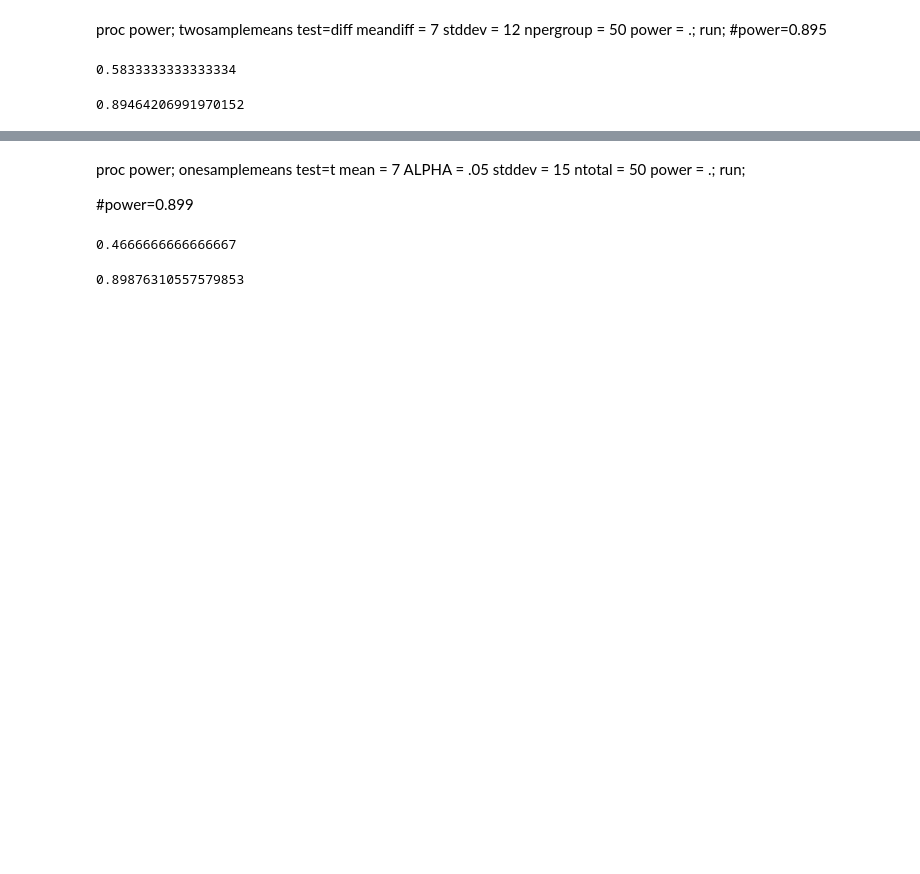
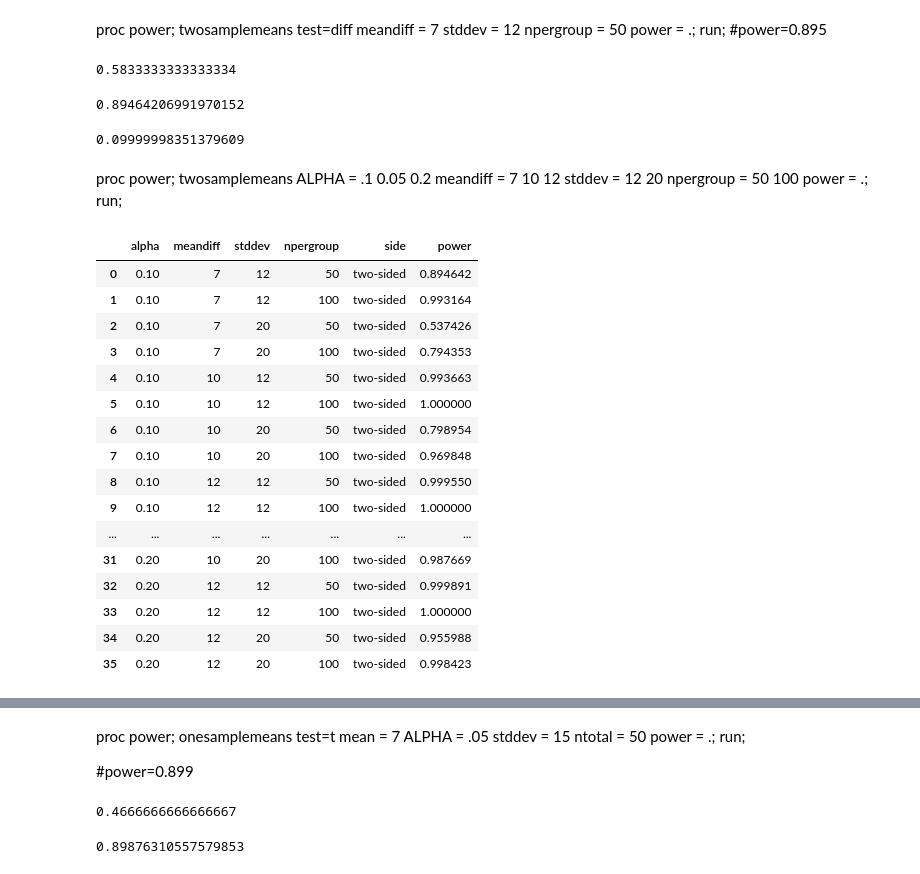
Before and after one commit to qiuqm/titanic, a Jupyter notebook: sample size calculation.ipynb, the cells around one changed output, grey strips where cells are left out. Drawn from its saved outputs; the diff is of its cells as text; code cells hidden in the pictures; blank space fills up the shorter version.

```diff
--- a/sample size calculation.ipynb
+++ b/sample size calculation.ipynb
@@ -15,3 +15,7 @@ smp.TTestIndPower().solve_power(d, nobs1=50, ratio=1, alpha=0.1, alternative='tw
 # %% [output]
 0.5833333333333334
 0.89464206991970152
+# %%
+smp.TTestIndPower().solve_power(d, power=0.89464206991970152,nobs1=50, ratio=1, alternative='two-sided')
+# %% [output]
+0.09999998351379609
@@ -17,0 +61,36 @@ smp.TTestIndPower().solve_power(d, nobs1=50, ratio=1, alpha=0.1, alternative='tw
+# %% [markdown]
+proc power;
+      twosamplemeans
+        ALPHA = .1 0.05 0.2
+         meandiff = 7 10 12
+         stddev = 12 20
+         npergroup = 50 100
+         power = .;
+run;
+# %%
+alpha0=[0.1,0.05,0.2]
+meandiff0=[7,10,12]
+stddev0=[12,20]
+npergroup0=[50,100]
+side0=['two-sided']
+power0=[]
+power_list_df =proc_power(alpha0,meandiff0,stddev0,npergroup0,side0,power0)
+power_list_df
+# %% [output]
+|  | alpha | meandiff | stddev | npergroup | side | power |
+| 0 | 0.10 | 7 | 12 | 50 | two-sided | 0.894642 |
+| 1 | 0.10 | 7 | 12 | 100 | two-sided | 0.993164 |
+| 2 | 0.10 | 7 | 20 | 50 | two-sided | 0.537426 |
+| 3 | 0.10 | 7 | 20 | 100 | two-sided | 0.794353 |
+| 4 | 0.10 | 10 | 12 | 50 | two-sided | 0.993663 |
+| 5 | 0.10 | 10 | 12 | 100 | two-sided | 1.000000 |
+| 6 | 0.10 | 10 | 20 | 50 | two-sided | 0.798954 |
+| 7 | 0.10 | 10 | 20 | 100 | two-sided | 0.969848 |
+| 8 | 0.10 | 12 | 12 | 50 | two-sided | 0.999550 |
+| 9 | 0.10 | 12 | 12 | 100 | two-sided | 1.000000 |
+| ... | ... | ... | ... | ... | ... | ... |
+| 31 | 0.20 | 10 | 20 | 100 | two-sided | 0.987669 |
+| 32 | 0.20 | 12 | 12 | 50 | two-sided | 0.999891 |
+| 33 | 0.20 | 12 | 12 | 100 | two-sided | 1.000000 |
+| 34 | 0.20 | 12 | 20 | 50 | two-sided | 0.955988 |
+| 35 | 0.20 | 12 | 20 | 100 | two-sided | 0.998423 |
```
Also changed, not shown: parts of 7 cells of this notebook.
